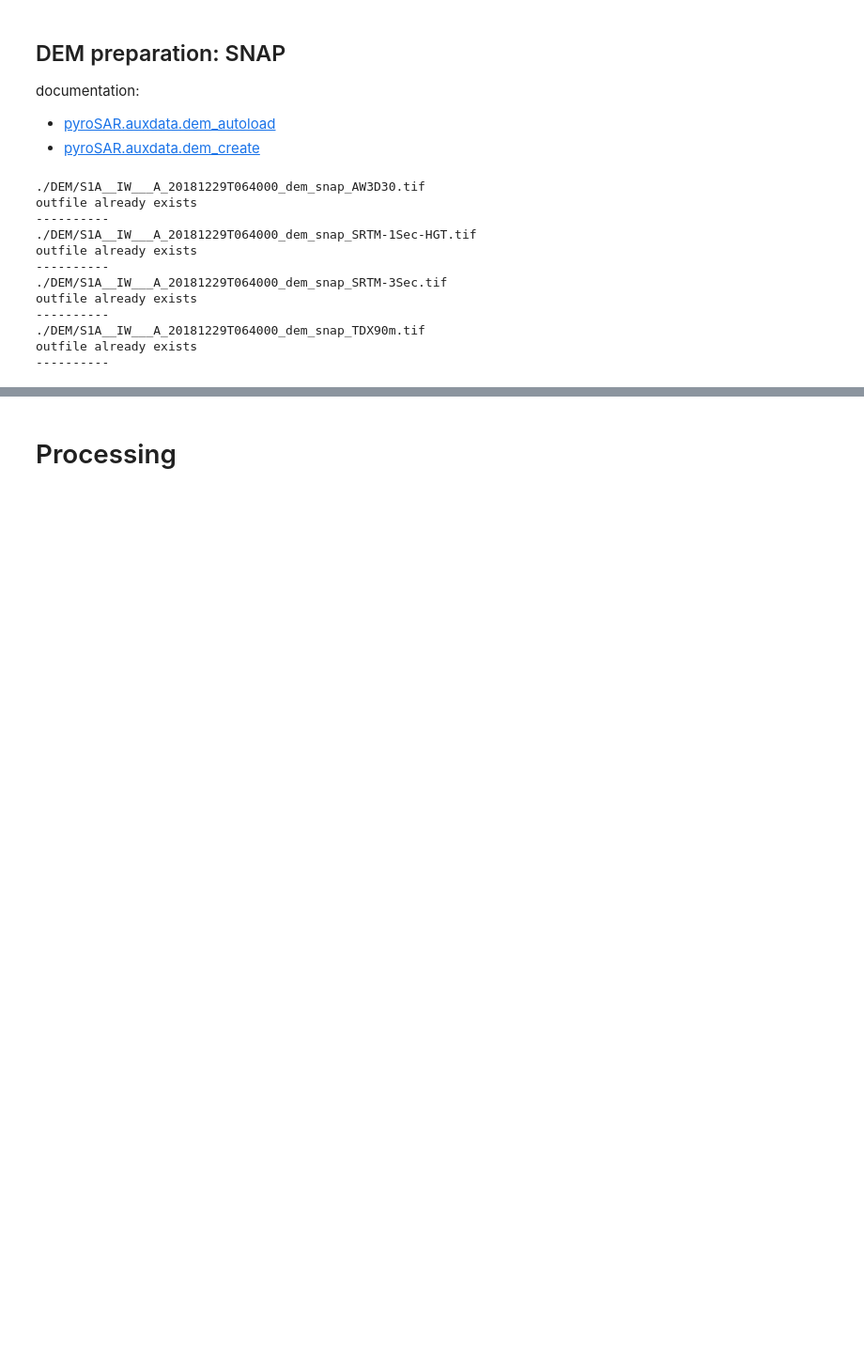
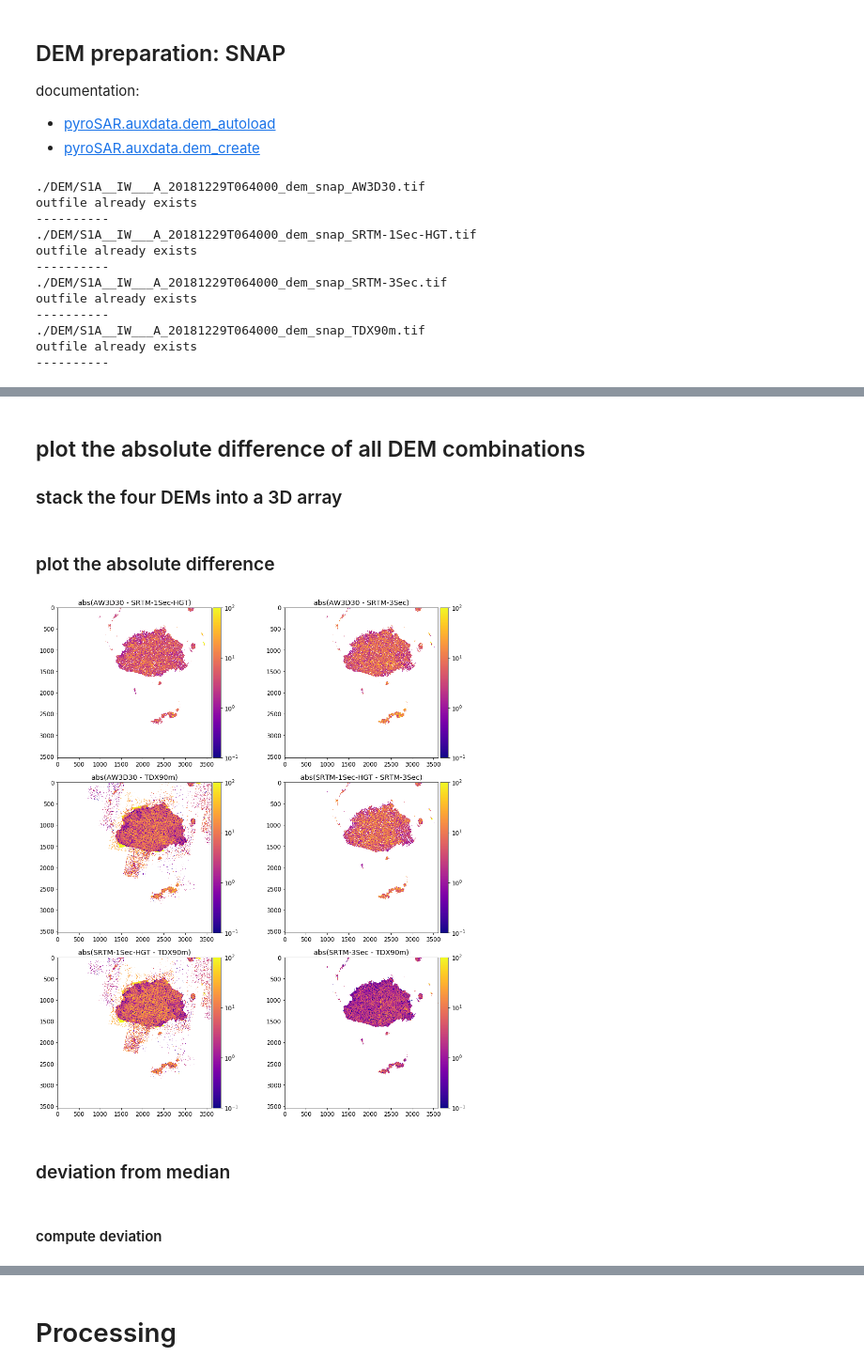
Before and after one commit to johntruckenbrodt/S1_ARD, a Jupyter notebook: data_prepare.ipynb, the cells around one changed output, grey strips where cells are left out. Shown at 94% size. Drawn from its saved outputs; the diff is of its cells as text; code cells hidden in the pictures; blank space fills up the shorter version.

Commit message:
[data_prepare] moved DEM comparison before SAR processing, Fiji plots

```diff
--- a/data_prepare.ipynb
+++ b/data_prepare.ipynb
@@ -252,0 +352,57 @@ outfile already exists
+# %% [markdown]
+<a id='dem_diff'></a>
+## plot the absolute difference of all DEM combinations
+### stack the four DEMs into a 3D array
+# %%
+from spatialist import Raster
+
+with Raster(list(demfiles_snap.values())) as ras:
+    demstack = ras.array()
+# %% [markdown]
+### plot the absolute difference
+# %%
+import numpy as np
+import matplotlib
+import matplotlib.pyplot as plt
+from matplotlib.colors import LogNorm
+from mpl_toolkits.axes_grid1 import make_axes_locatable
+
+%matplotlib inline
+matplotlib.rcParams['figure.figsize'] = (13, 15)
+matplotlib.rcParams['font.size'] = 12
+
+comp_tuples = [(0, 1), # AW3D30,        SRTM-1Sec-HGT
+               (0, 2), # AW3D30,        SRTM-3Sec
+               (0, 3), # AW3D30,        TDX90m
+               (1, 2), # SRTM-1Sec-HGT, SRTM-3Sec
+               (1, 3), # SRTM-1Sec-HGT, TDX90m
+               (2, 3)] # SRTM-3Sec,     TDX90m
+
+fig, axes = plt.subplots(3, 2, num='absolute height difference [m]')
+axes = axes.flatten()
+dem_keys = list(demfiles_snap.keys())
+
+i = 0
+for dem1, dem2 in comp_tuples:
+
+    diff = np.abs(demstack[:,:,dem1] - demstack[:,:,dem2])
+    dem1_id = dem_keys[dem1]
+    dem2_id = dem_keys[dem2]
+    ax = axes[i]
+    ax.set_title('abs({} - {})'.format(dem1_id, dem2_id))
+
+    im = ax.imshow(diff, norm=LogNorm(), cmap='plasma', vmin=0.1, vmax=100.)
+
+    divider = make_axes_locatable(ax)
+    cax = divider.append_axes('right', size='5%', pad=0.05)
+    cbar = fig.colorbar(ax.images[0], cax=cax)
+    cbar.ax.minorticks_off()
+    i += 1
+plt.tight_layout()
+plt.show()
+# %% [output]
+[figure, added]
+# %% [markdown]
+### deviation from median
+# %% [markdown]
+#### compute deviation
```
Also changed, not shown: parts of 52 cells of this notebook.
